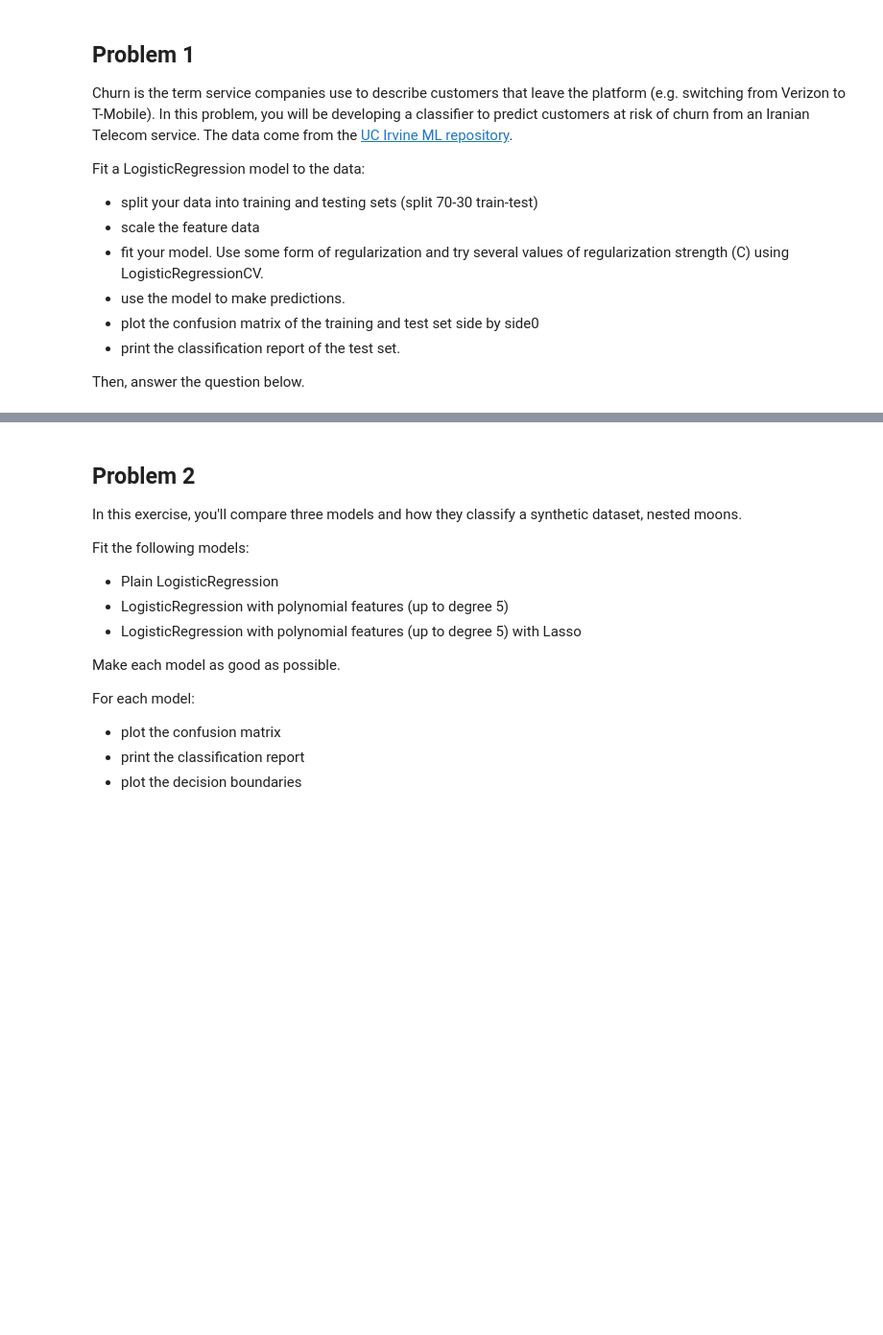
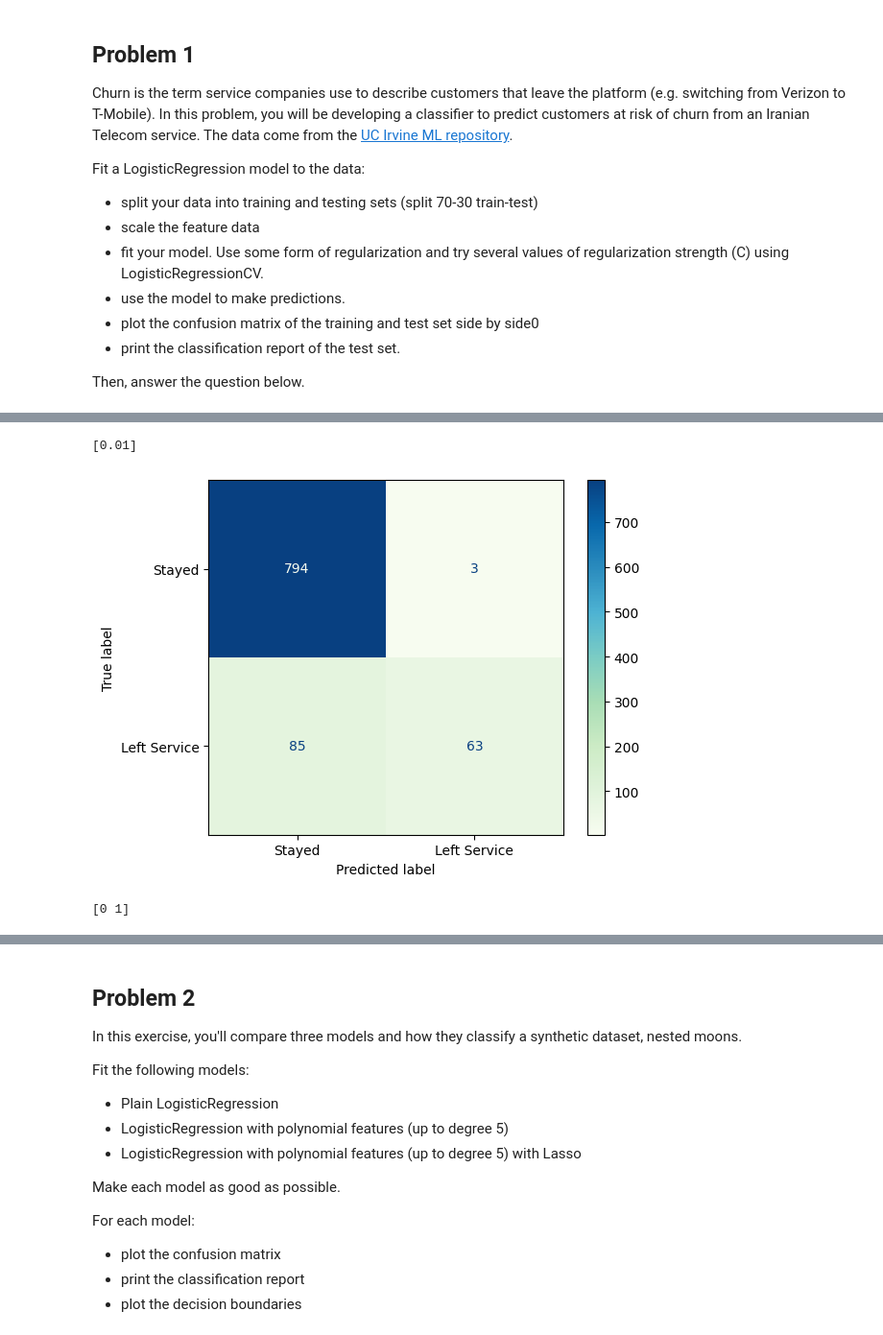
Before and after one commit to foxel03/Notes-2-01, a Jupyter notebook: 00_Assignments/ps03.ipynb, the cells around one changed output, grey strips where cells are left out. Shown at 96% size. Cells and saved outputs as stored; diff of their text form; code cells hidden in the pictures; blank space fills up the shorter version.

```diff
--- a/00_Assignments/ps03.ipynb
+++ b/00_Assignments/ps03.ipynb
@@ -55,11 +57,10 @@ y = iranian_churn.data.targets
 # %%
 #Splitting Data
 from sklearn.model_selection import train_test_split
-x_train, x_test, y_train, y_test = train_test_split(X, y, test_size=0.3)
+X_train, X_test, y_train, y_test = train_test_split(X, y, test_size=0.3)
+
+#scaling the featured data
+from sklearn.preprocessing import StandardScaler
+sc = StandardScaler()
+z_train = sc.fit_transform(X_train)
+z_test = sc.transform(X_test)
-# %%
-#fitting & scaling the featured data
-from sklearn.linear_model import LogisticRegressionCV
-from sklearn.preprocessing import StandardScaler
-scaler = StandardScaler()
-z_train = scaler.fit_transform(x_train)
-z_test = scaler.transform(x_test)
@@ -67,0 +67,5 @@ z_test = scaler.transform(x_test)
+# %%
+# Create and fit the model
+from sklearn.linear_model import LogisticRegressionCV
+logreg = LogisticRegressionCV(Cs = [0.01, 0.1, 1, 10, 100], cv = 5, max_iter = 1000)
+logreg.fit(z_train, y_train)
@@ -67,0 +98,4 @@ z_test = scaler.transform(x_test)
+# %%
+print(logreg.C_)
+# %% [output]
+[0.01]
@@ -67,0 +104,16 @@ z_test = scaler.transform(x_test)
+# %%
+#predicitions
+y_pred_train = logreg.predict(z_train)
+y_pred_test = logreg.predict(z_test)
+
+#probabilities
+y_prob_train = logreg.predict_proba(Z_train)
+y_prob_test = logreg.predict_proba(Z_test)
+# %%
+#Confusion matrix
+from sklearn.metrics import ConfusionMatrixDisplay
+ConfusionMatrixDisplay.from_predictions(y_test, y_pred_test, display_labels = ['Stayed', 'Left Service'], cmap = 'GnBu')
+plt.show()
+# %% [output]
+[figure, added]
+[0 1]
```
Also changed, not shown: parts of 7 cells of this notebook.
